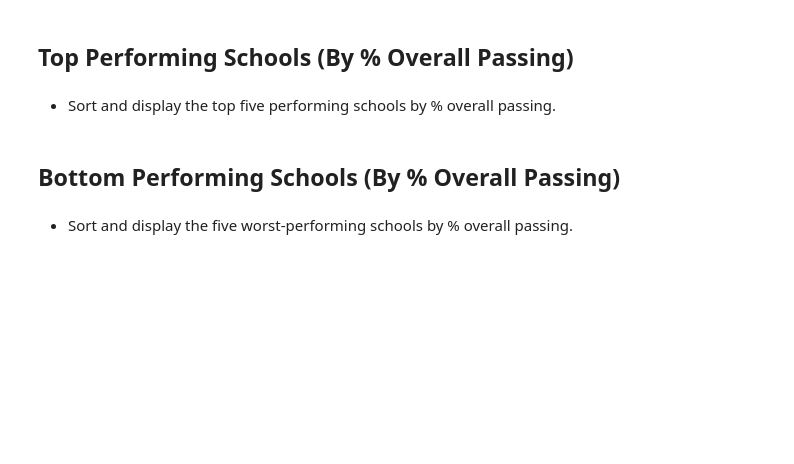
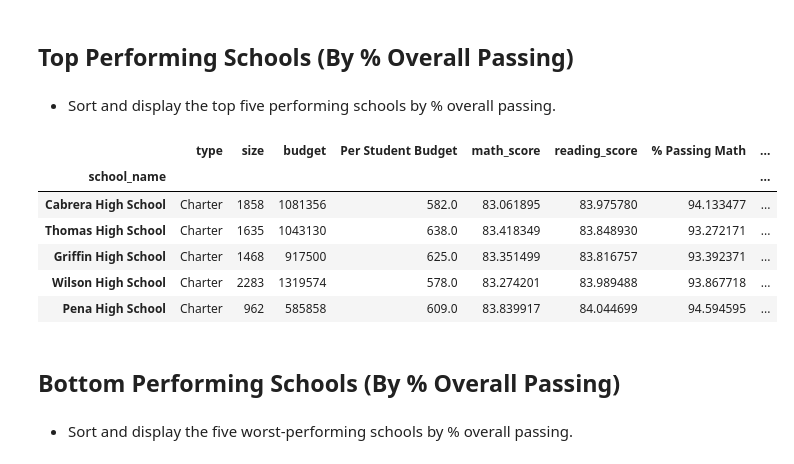
Before and after one commit to skunnath2020/Pandas-Challenge, a Jupyter notebook: PyCitySchools/PyCitySchools_starter.ipynb, the cells around one changed output. Cells and saved outputs as stored; diff of their text form; code cells hidden in the pictures; blank space fills up the shorter version.

```diff
--- a/PyCitySchools/PyCitySchools_starter.ipynb
+++ b/PyCitySchools/PyCitySchools_starter.ipynb
@@ -180,6 +183,18 @@ KeyError: "['math_count'] not found in axis"
 ## Top Performing Schools (By % Overall Passing)
 # %% [markdown]
 * Sort and display the top five performing schools by % overall passing.
+# %%
+school_summary=school_summary.set_index("school_name")
+school_summary.sort_values(by=["% Overall Passing"], inplace=True, ascending=False)
+school_summary.head()
+# %% [output]
+|  | type | size | budget | Per Student Budget | math_score | reading_score | % Passing Math | ... |
+| school_name |  |  |  |  |  |  |  | ... |
+| Cabrera High School | Charter | 1858 | 1081356 | 582.0 | 83.061895 | 83.975780 | 94.133477 | ... |
+| Thomas High School | Charter | 1635 | 1043130 | 638.0 | 83.418349 | 83.848930 | 93.272171 | ... |
+| Griffin High School | Charter | 1468 | 917500 | 625.0 | 83.351499 | 83.816757 | 93.392371 | ... |
+| Wilson High School | Charter | 2283 | 1319574 | 578.0 | 83.274201 | 83.989488 | 93.867718 | ... |
+| Pena High School | Charter | 962 | 585858 | 609.0 | 83.839917 | 84.044699 | 94.594595 | ... |
 # %% [markdown]
 ## Bottom Performing Schools (By % Overall Passing)
 # %% [markdown]
```
Also changed, not shown: parts of 4 cells of this notebook.
